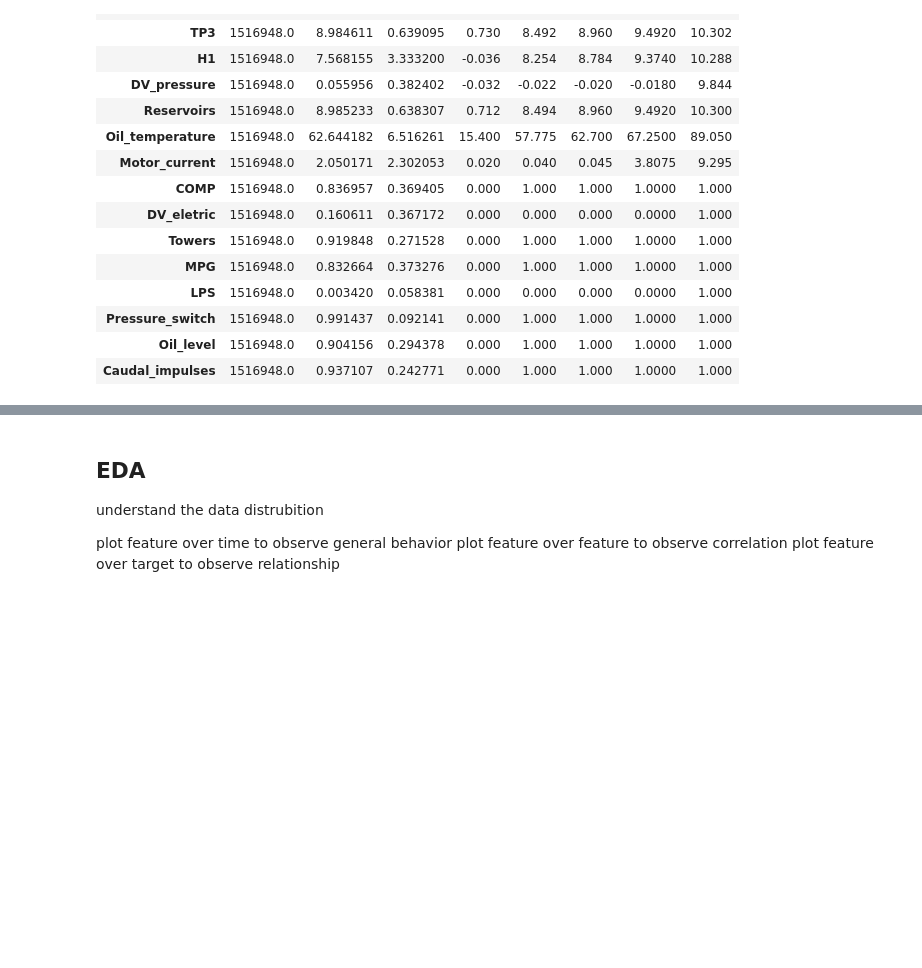
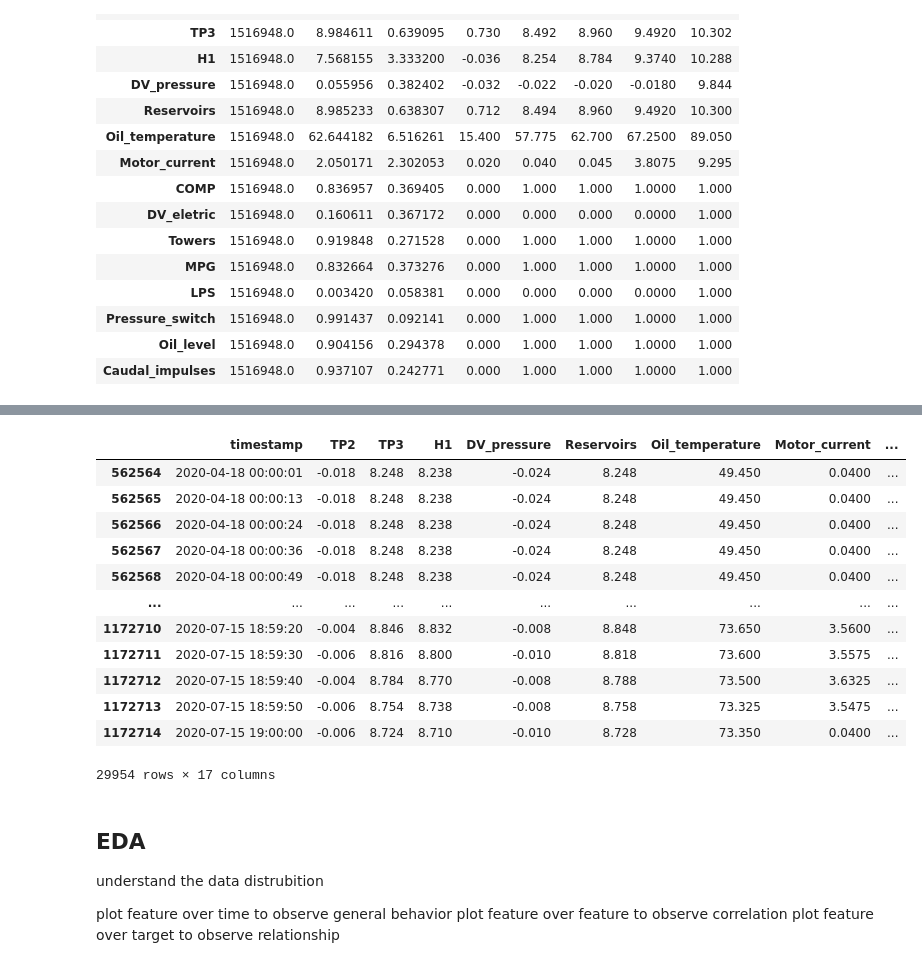
Before and after one commit to sfaxibrahim/Mlops, a Jupyter notebook: notebooks/Data_preprocess.ipynb, the cells around one changed output, grey strips where cells are left out. Cells and saved outputs as stored; diff of their text form; code cells hidden in the pictures; blank space fills up the shorter version.

```diff
--- a/notebooks/Data_preprocess.ipynb
+++ b/notebooks/Data_preprocess.ipynb
@@ -57,7 +57,7 @@ The dataset consists of **15,169,480** data points collected at **1Hz** from **F
 14. **Oil Level** – The electrical signal that detects the oil level in the compressor. It is active when the oil is below the expected values.
 15. **Caudal Impulse** – The electrical signal that counts the pulse outputs generated by the absolute amount of air flowing from the APU to the reservoirs.
 # %%
-df=df.drop(columns=["Unnamed: 0"])
+df=df.drop(columns=["Unnamed: 0"],axis=1)
 # %%
 df.describe().transpose()
 # %% [output]
@@ -80,3 +114,19 @@ df.describe().transpose()
+# %%
+df[df['Air_Leak']==1]
+# %% [output]
+|  | timestamp | TP2 | TP3 | H1 | DV_pressure | Reservoirs | Oil_temperature | Motor_current | ... |
+| 562564 | 2020-04-18 00:00:01 | -0.018 | 8.248 | 8.238 | -0.024 | 8.248 | 49.450 | 0.0400 | ... |
+| 562565 | 2020-04-18 00:00:13 | -0.018 | 8.248 | 8.238 | -0.024 | 8.248 | 49.450 | 0.0400 | ... |
+| 562566 | 2020-04-18 00:00:24 | -0.018 | 8.248 | 8.238 | -0.024 | 8.248 | 49.450 | 0.0400 | ... |
+| 562567 | 2020-04-18 00:00:36 | -0.018 | 8.248 | 8.238 | -0.024 | 8.248 | 49.450 | 0.0400 | ... |
+| 562568 | 2020-04-18 00:00:49 | -0.018 | 8.248 | 8.238 | -0.024 | 8.248 | 49.450 | 0.0400 | ... |
+| ... | ... | ... | ... | ... | ... | ... | ... | ... | ... |
+| 1172710 | 2020-07-15 18:59:20 | -0.004 | 8.846 | 8.832 | -0.008 | 8.848 | 73.650 | 3.5600 | ... |
+| 1172711 | 2020-07-15 18:59:30 | -0.006 | 8.816 | 8.800 | -0.010 | 8.818 | 73.600 | 3.5575 | ... |
+| 1172712 | 2020-07-15 18:59:40 | -0.004 | 8.784 | 8.770 | -0.008 | 8.788 | 73.500 | 3.6325 | ... |
+| 1172713 | 2020-07-15 18:59:50 | -0.006 | 8.754 | 8.738 | -0.008 | 8.758 | 73.325 | 3.5475 | ... |
+| 1172714 | 2020-07-15 19:00:00 | -0.006 | 8.724 | 8.710 | -0.010 | 8.728 | 73.350 | 0.0400 | ... |
+29954 rows × 17 columns
 # %% [markdown]
 ## EDA
 
```
Also changed, not shown: parts of 12 cells of this notebook, 1 other file.
